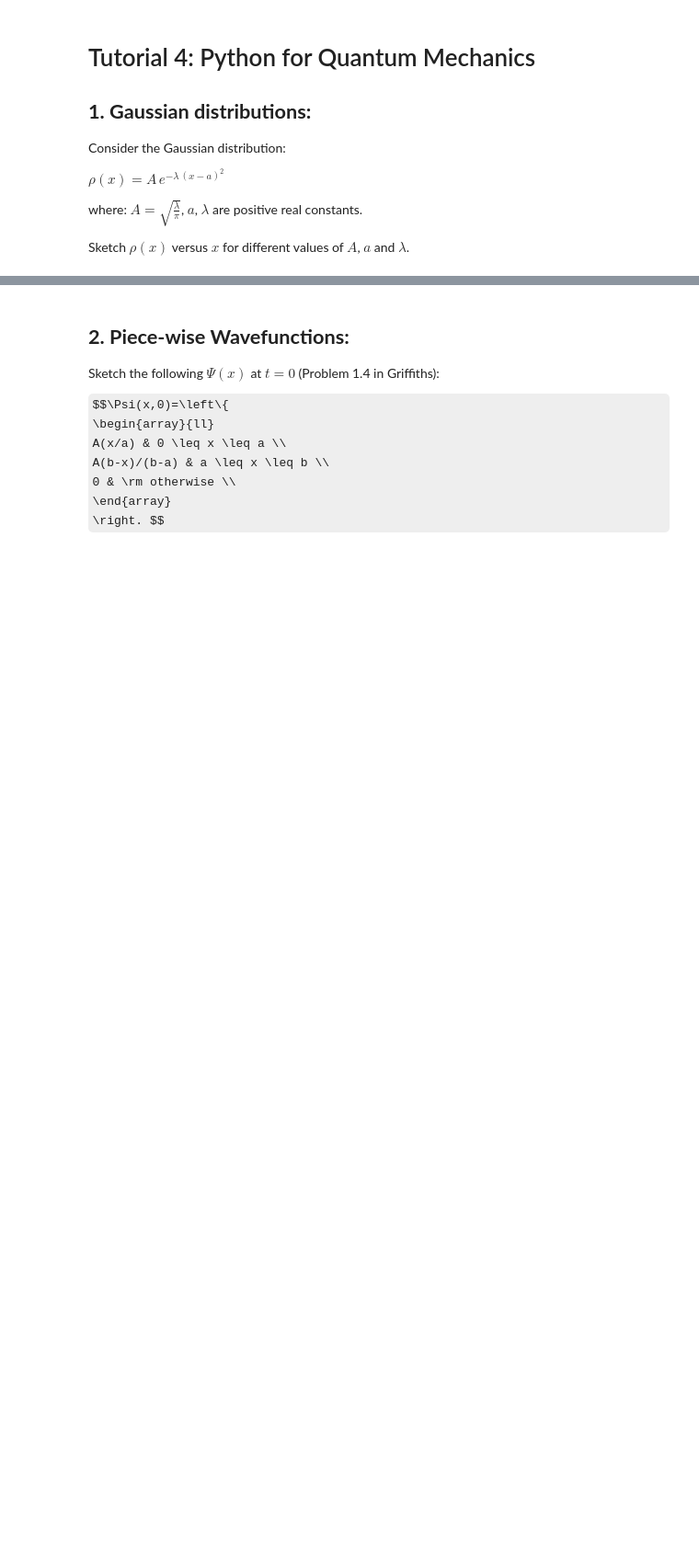
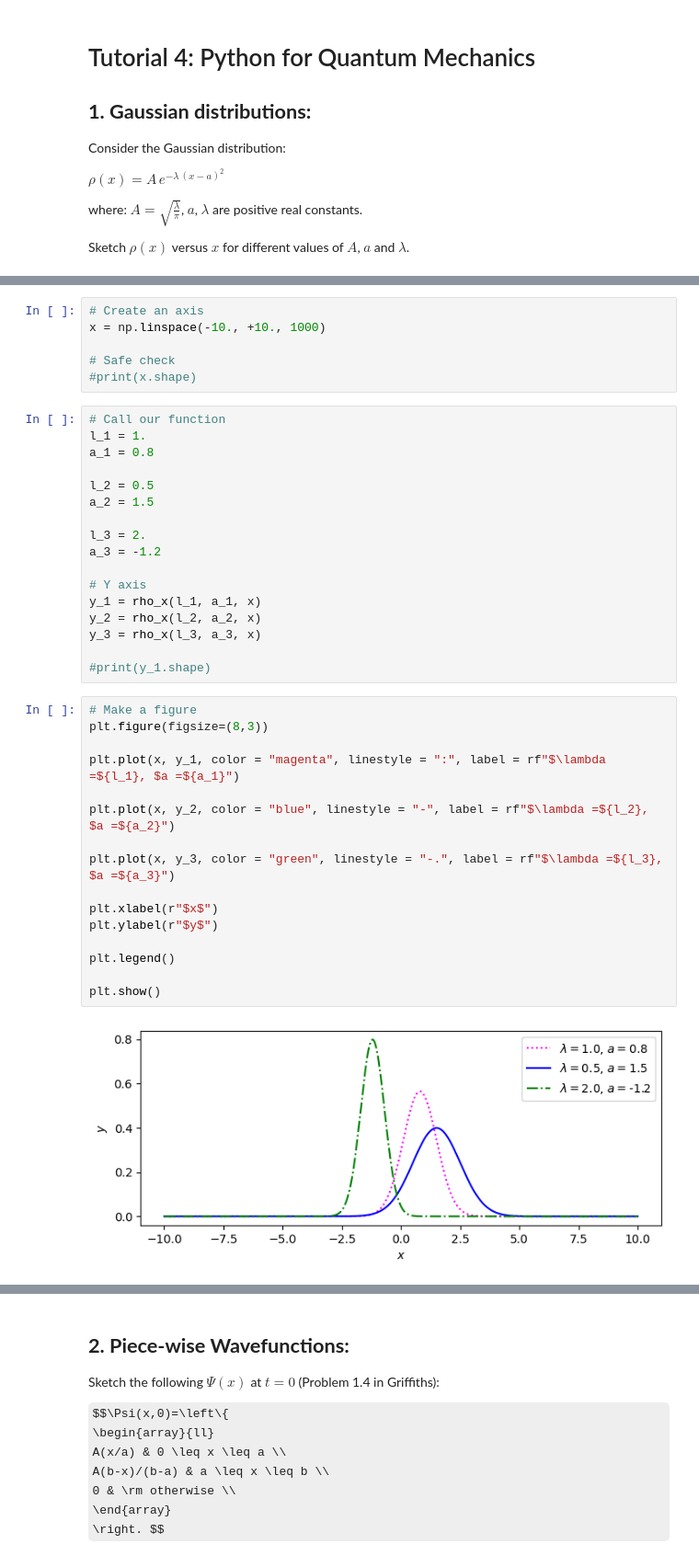
Before and after one commit to wbandabarragan/quantum-mechanics-1, a Jupyter notebook: python-notebooks/python4QM_04.ipynb, the cells around one changed output, grey strips where cells are left out. Shown at 92% size. Drawn from its saved outputs; the diff is of its cells as text; some formulas as TeX source; blank space fills up the shorter version.

```diff
--- a/python-notebooks/python4QM_04.ipynb
+++ b/python-notebooks/python4QM_04.ipynb
@@ -14,0 +41,41 @@ Sketch $\rho(x)$ versus $x$ for different values of $A$, $a$ and $\lambda$.
+# %%
+# Create an axis
+x = np.linspace(-10., +10., 1000)
+
+# Safe check
+#print(x.shape)
+# %%
+# Call our function
+l_1 = 1.
+a_1 = 0.8
+
+l_2 = 0.5
+a_2 = 1.5
+
+l_3 = 2.
+a_3 = -1.2
+
+# Y axis
+y_1 = rho_x(l_1, a_1, x)
+y_2 = rho_x(l_2, a_2, x)
+y_3 = rho_x(l_3, a_3, x)
+
+#print(y_1.shape)
+# %%
+# Make a figure
+plt.figure(figsize=(8,3))
+
+plt.plot(x, y_1, color = "magenta", linestyle = ":", label = rf"$\lambda =${l_1}, $a =${a_1}")
+
+plt.plot(x, y_2, color = "blue", linestyle = "-", label = rf"$\lambda =${l_2}, $a =${a_2}")
+
+plt.plot(x, y_3, color = "green", linestyle = "-.", label = rf"$\lambda =${l_3}, $a =${a_3}")
+
+plt.xlabel(r"$x$")
+plt.ylabel(r"$y$")
+
+plt.legend()
+
+plt.show()
+# %% [output]
+[figure, added]
```
Also changed, not shown: parts of 9 cells of this notebook.
